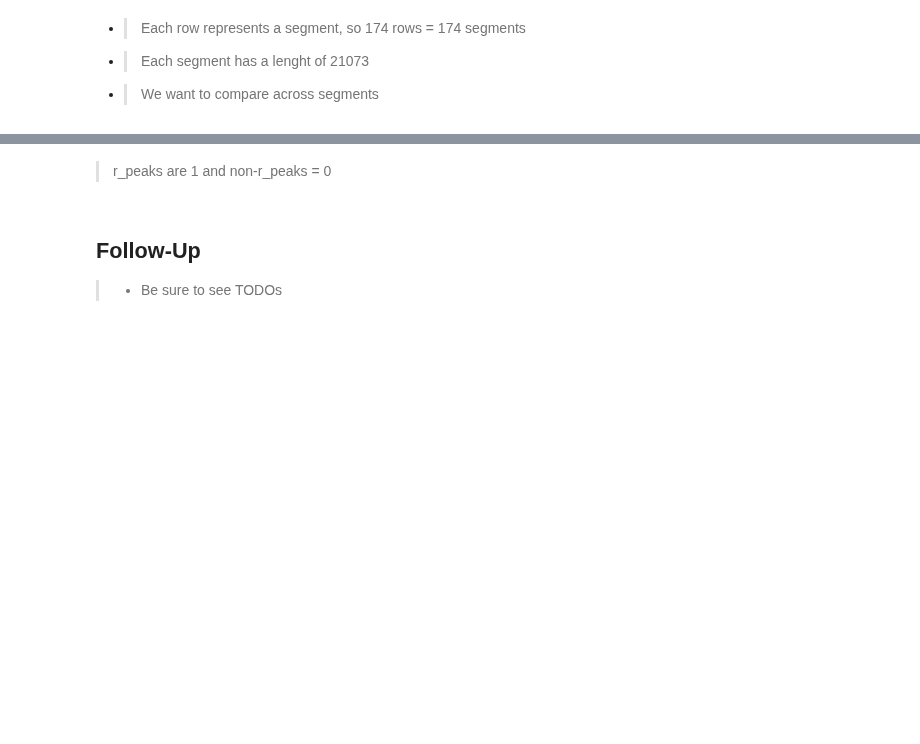
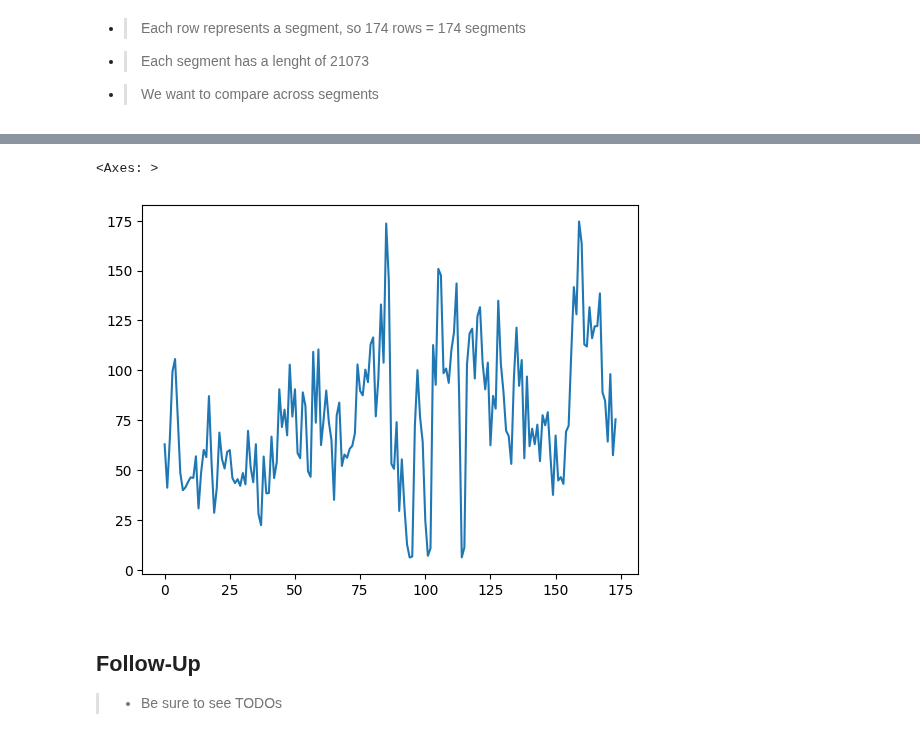
Before and after one commit to invisible-illness-project/lamina, a Jupyter notebook: notebook_experiments/ans_basics_via_wesad/ecg_to_hr-neurokit.ipynb, the cells around one changed output, grey strips where cells are left out. Saved outputs shown, nothing was run; the diff lists cells and outputs as text; code cells hidden in the pictures; blank space fills up the shorter version.

```diff
--- a/notebook_experiments/ans_basics_via_wesad/ecg_to_hr-neurokit.ipynb
+++ b/notebook_experiments/ans_basics_via_wesad/ecg_to_hr-neurokit.ipynb
@@ -126,0 +229,15 @@ len(r_peaks_data)
+# %%
+import warnings
+warnings.filterwarnings('ignore')
+hrv_stats = []
+for r_peaks_idx in range(len(r_peaks)):
+    r_peak = r_peaks[r_peaks_idx]
+    for segment_name, r_peak_values in r_peak.items():
+        hrv_segment_stats = nk.hrv(r_peak_values, ecg_sampling_rate)
+        collect_hrv_stats = {
+            f'HRV Stats @ {segment_name}': hrv_segment_stats
+        }
+        if r_peaks_idx < 3:
+            print(f"{segment_name}: {r_peak_values}")
+            print(f"\tstats: {hrv_segment_stats.to_dict()}\n")
+        hrv_stats.append(hrv_segment_stats)
@@ -127,5 +261,4 @@ len(r_peaks_data)
 # %%
-def get_rmssd(df):
-    rmssd_value = df.HRV_RMSSD
-    # print(rmssd_value)
-    return rmssd_value
+segment_stats_df = pd.concat(hrv_stats)
+segment_stats_df.reset_index(inplace=True)
+segment_stats_df
@@ -145,2 +278,0 @@ rmssds_df
-# %% [markdown]
-> r_peaks are 1 and non-r_peaks = 0
@@ -177,3 +279,9 @@ rmssd_df.plot.line()
+# %%
+rmssd_series = segment_stats_df.loc[:, 'HRV_RMSSD']
+rmssd_series.plot.line()
+# %% [output]
+<Axes: >
+[figure, added]
 # %% [markdown]
 ## Follow-Up
 
```
Also changed, not shown: parts of 21 cells of this notebook.
